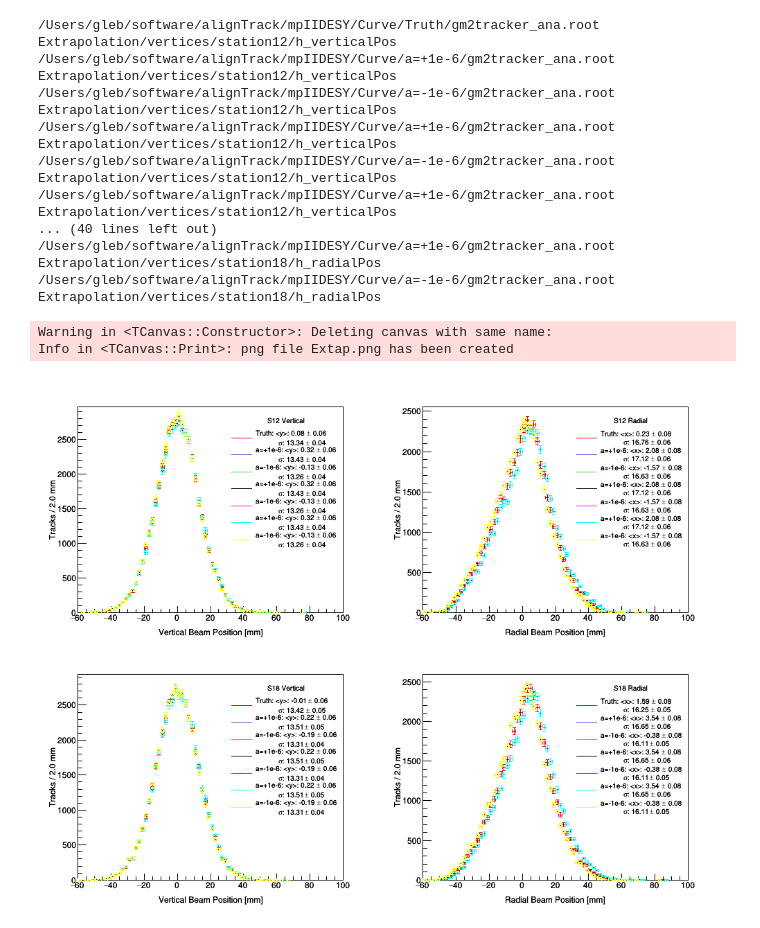
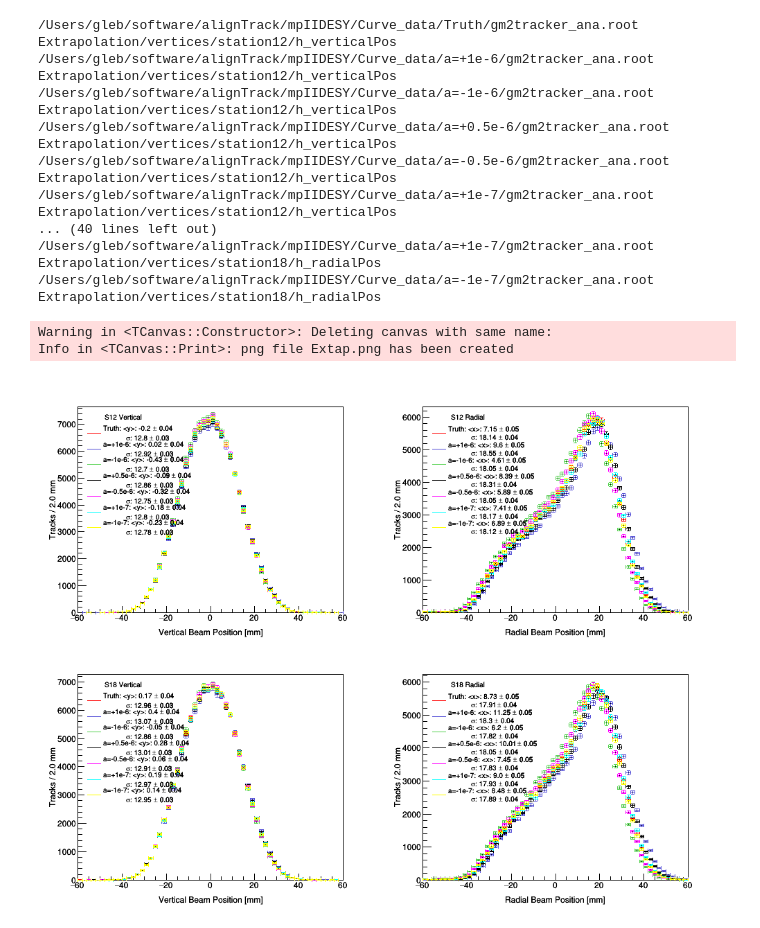
Before and after one commit to glukicov/alignTrack, a Jupyter notebook: mpIIDESY/Extrapolation_Sim.ipynb, the cells around one changed output. Cells and saved outputs as stored; diff of their text form; code cells hidden in the pictures.

Commit message:
FoM Plots

```diff
--- a/mpIIDESY/Extrapolation_Sim.ipynb
+++ b/mpIIDESY/Extrapolation_Sim.ipynb
@@ -7,8 +7,8 @@ from ROOT import TH1D, TH2D, TF1, TCanvas, TFile, gStyle, TLegend, gROOT
 
 #Define constant paths and labels
 plotPath = "Extrapolation/vertices/station"
-topDir = "/Users/gleb/software/alignTrack/mpIIDESY/Curve/"
-states=("Truth", "a=+1e-6", "a=-1e-6","a=+1e-6", "a=-1e-6",  "a=+1e-6", "a=-1e-6")
+topDir = "/Users/gleb/software/alignTrack/mpIIDESY/Curve_data/"
+states=("Truth", "a=+1e-6", "a=-1e-6","a=+0.5e-6", "a=-0.5e-6",  "a=+1e-7", "a=-1e-7")
 stateN = len(states)
 fileName="gm2tracker_ana.root"
 stations=[12, 18]
@@ -49,7 +49,7 @@ i_plot = 1
 
 for i_station in range(0, stationN):
     for i_global in range(0, globalN):
-        legend =  TLegend(0.90, 0.88, 0.55, 0.35)
+        legend =  TLegend(0.12,0.4,0.35,0.89)
         canvas.cd(i_plot) # cd for each station and rad/ver
         for i_state in range(0, stateN):
 
@@ -65,7 +65,7 @@ for i_station in range(0, stationN):
 
             #Rebin and minipulate the histo
             hist_1D.Rebin()
-            hist_1D.GetXaxis().SetRangeUser(-60, 100) # applying a maximum range cut
+            hist_1D.GetXaxis().SetRangeUser(-60, 60) # applying a maximum range cut
             binN=hist_1D.GetBinWidth(1)
 
             hist_1D.SetTitle("")
@@ -99,39 +99,39 @@ for i_station in range(0, stationN):
             legenValue2 = "#sigma: "+str(sd)+" #pm "+str(sd_error)
             legend.AddEntry(legenObject,"#splitline{"+str(legenValue1)+"}{           "+str(legenValue2)+"}","L") # make appropriate spacing
             legend.SetTextSize(.028)
             legend.Draw("same")
 
 
         #Do some final massaging per pad
         legend.SetHeader("S"+str(stations[i_station])+" "+canvasTitle[i_global], "C"); # option "C" allows to center the header
         legendArray.append(legend)
         meanArray=[]
         gStyle.SetOptStat(0)
         gStyle.SetOptFit(0)
         gStyle.SetLegendBorderSize(0)
         gStyle.SetLegendTextSize(0.15)
         i_plot+=1
 
 canvas.Draw()
 canvas.Print("Extap.png")
 # %% [output]
-/Users/gleb/software/alignTrack/mpIIDESY/Curve/Truth/gm2tracker_ana.root
+/Users/gleb/software/alignTrack/mpIIDESY/Curve_data/Truth/gm2tracker_ana.root
 Extrapolation/vertices/station12/h_verticalPos
-/Users/gleb/software/alignTrack/mpIIDESY/Curve/a=+1e-6/gm2tracker_ana.root
+/Users/gleb/software/alignTrack/mpIIDESY/Curve_data/a=+1e-6/gm2tracker_ana.root
 Extrapolation/vertices/station12/h_verticalPos
-/Users/gleb/software/alignTrack/mpIIDESY/Curve/a=-1e-6/gm2tracker_ana.root
+/Users/gleb/software/alignTrack/mpIIDESY/Curve_data/a=-1e-6/gm2tracker_ana.root
 Extrapolation/vertices/station12/h_verticalPos
-/Users/gleb/software/alignTrack/mpIIDESY/Curve/a=+1e-6/gm2tracker_ana.root
+/Users/gleb/software/alignTrack/mpIIDESY/Curve_data/a=+0.5e-6/gm2tracker_ana.root
 Extrapolation/vertices/station12/h_verticalPos
-/Users/gleb/software/alignTrack/mpIIDESY/Curve/a=-1e-6/gm2tracker_ana.root
+/Users/gleb/software/alignTrack/mpIIDESY/Curve_data/a=-0.5e-6/gm2tracker_ana.root
 Extrapolation/vertices/station12/h_verticalPos
-/Users/gleb/software/alignTrack/mpIIDESY/Curve/a=+1e-6/gm2tracker_ana.root
+/Users/gleb/software/alignTrack/mpIIDESY/Curve_data/a=+1e-7/gm2tracker_ana.root
 Extrapolation/vertices/station12/h_verticalPos
 ... (40 lines left out)
-/Users/gleb/software/alignTrack/mpIIDESY/Curve/a=+1e-6/gm2tracker_ana.root
+/Users/gleb/software/alignTrack/mpIIDESY/Curve_data/a=+1e-7/gm2tracker_ana.root
 Extrapolation/vertices/station18/h_radialPos
-/Users/gleb/software/alignTrack/mpIIDESY/Curve/a=-1e-6/gm2tracker_ana.root
+/Users/gleb/software/alignTrack/mpIIDESY/Curve_data/a=-1e-7/gm2tracker_ana.root
 Extrapolation/vertices/station18/h_radialPos
 Warning in <TCanvas::Constructor>: Deleting canvas with same name:
 Info in <TCanvas::Print>: png file Extap.png has been created
-[figure, old version]
+[figure, new version]
```
Also changed, not shown: 11 other files.
